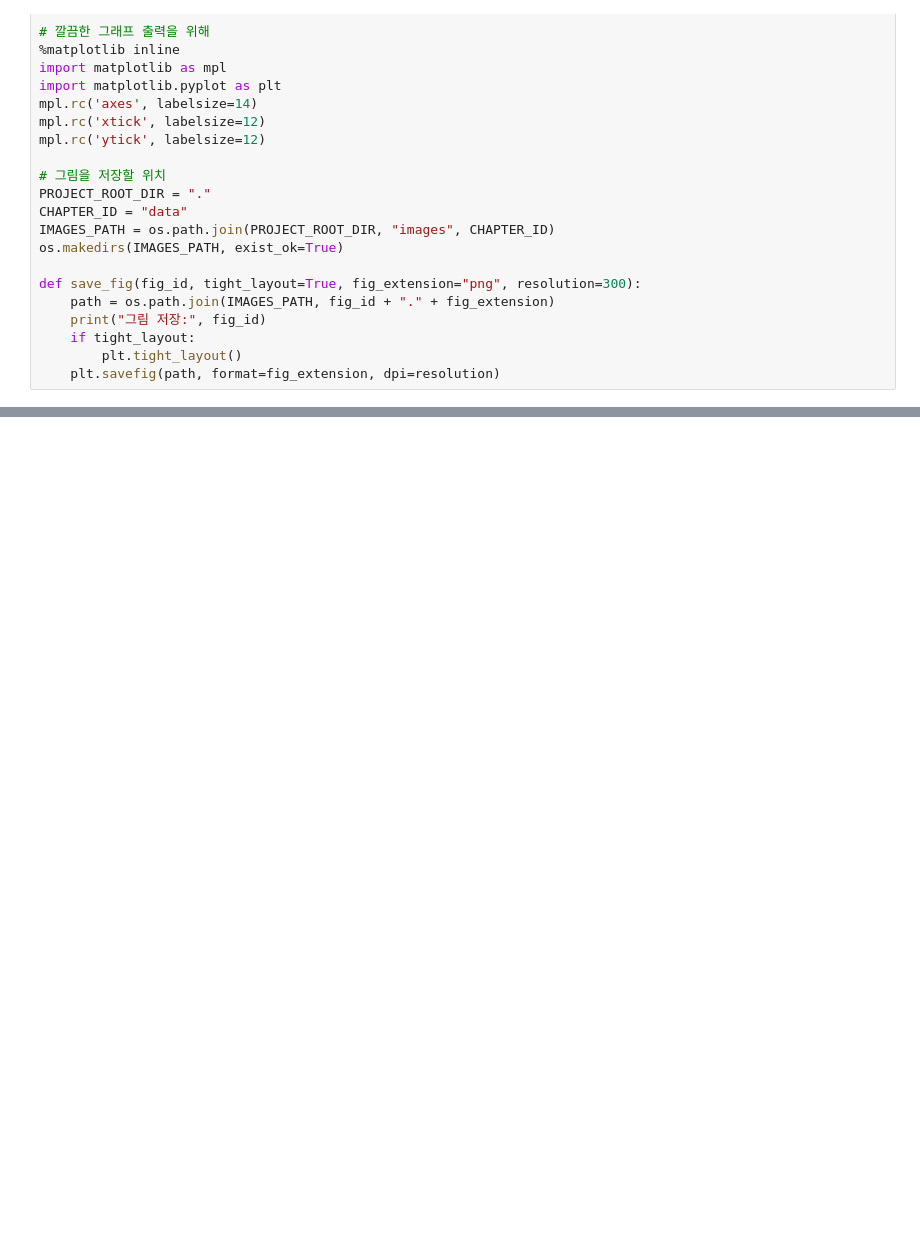
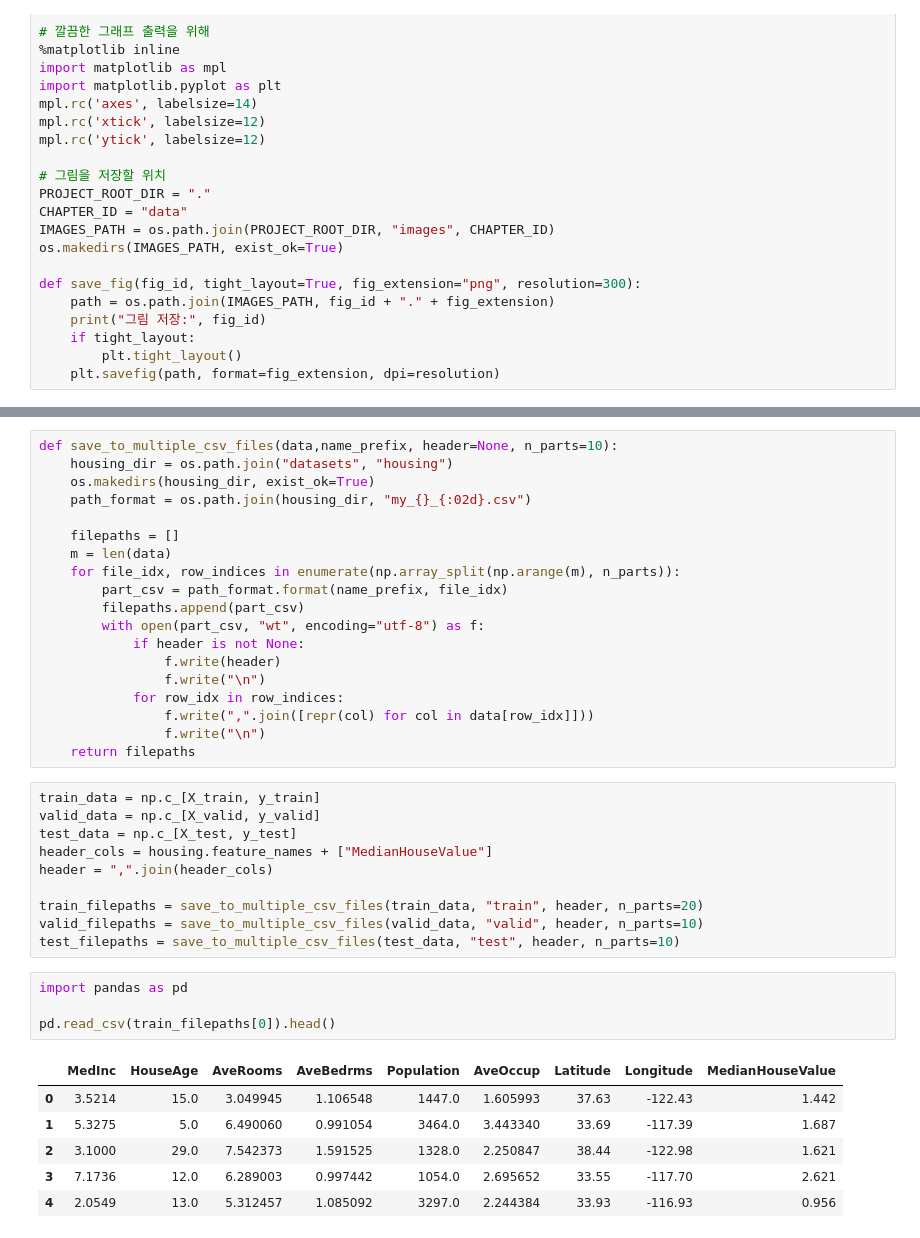
Before and after one commit to G-Polya/HandsOnMachineLearning, a Jupyter notebook: 13장 데이터적재와 전처리/loading_and_preprocessing.ipynb, the cells around one changed output, grey strips where cells are left out. Saved outputs shown, nothing was run; the diff lists cells and outputs as text; blank space fills up the shorter version.

```diff
--- a/13장 데이터적재와 전처리/loading_and_preprocessing.ipynb
+++ b/13장 데이터적재와 전처리/loading_and_preprocessing.ipynb
@@ -44,0 +116,40 @@ def save_fig(fig_id, tight_layout=True, fig_extension="png", resolution=300):
+# %%
+def save_to_multiple_csv_files(data,name_prefix, header=None, n_parts=10):
+    housing_dir = os.path.join("datasets", "housing")
+    os.makedirs(housing_dir, exist_ok=True)
+    path_format = os.path.join(housing_dir, "my_{}_{:02d}.csv")
+
+    filepaths = []
+    m = len(data)
+    for file_idx, row_indices in enumerate(np.array_split(np.arange(m), n_parts)):
+        part_csv = path_format.format(name_prefix, file_idx)
+        filepaths.append(part_csv)
+        with open(part_csv, "wt", encoding="utf-8") as f:
+            if header is not None:
+                f.write(header)
+                f.write("\n")
+            for row_idx in row_indices:
+                f.write(",".join([repr(col) for col in data[row_idx]]))
+                f.write("\n")
+    return filepaths
+# %%
+train_data = np.c_[X_train, y_train]
+valid_data = np.c_[X_valid, y_valid]
+test_data = np.c_[X_test, y_test]
+header_cols = housing.feature_names + ["MedianHouseValue"]
+header = ",".join(header_cols)
+
+train_filepaths = save_to_multiple_csv_files(train_data, "train", header, n_parts=20)
+valid_filepaths = save_to_multiple_csv_files(valid_data, "valid", header, n_parts=10)
+test_filepaths = save_to_multiple_csv_files(test_data, "test", header, n_parts=10)
+# %%
+import pandas as pd
+
+pd.read_csv(train_filepaths[0]).head()
+# %% [output]
+|  | MedInc | HouseAge | AveRooms | AveBedrms | Population | AveOccup | Latitude | Longitude | MedianHouseValue |
+| 0 | 3.5214 | 15.0 | 3.049945 | 1.106548 | 1447.0 | 1.605993 | 37.63 | -122.43 | 1.442 |
+| 1 | 5.3275 | 5.0 | 6.490060 | 0.991054 | 3464.0 | 3.443340 | 33.69 | -117.39 | 1.687 |
+| 2 | 3.1000 | 29.0 | 7.542373 | 1.591525 | 1328.0 | 2.250847 | 38.44 | -122.98 | 1.621 |
+| 3 | 7.1736 | 12.0 | 6.289003 | 0.997442 | 1054.0 | 2.695652 | 33.55 | -117.70 | 2.621 |
+| 4 | 2.0549 | 13.0 | 5.312457 | 1.085092 | 3297.0 | 2.244384 | 33.93 | -116.93 | 0.956 |
```
Also changed, not shown: parts of 85 cells of this notebook, 13 other files.
